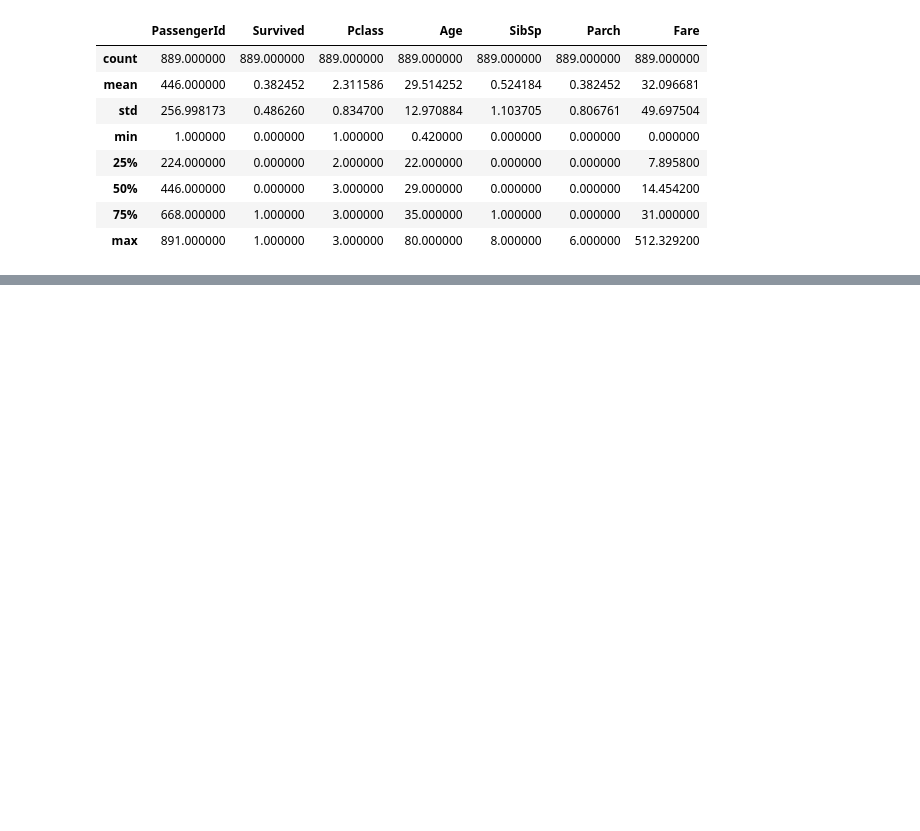
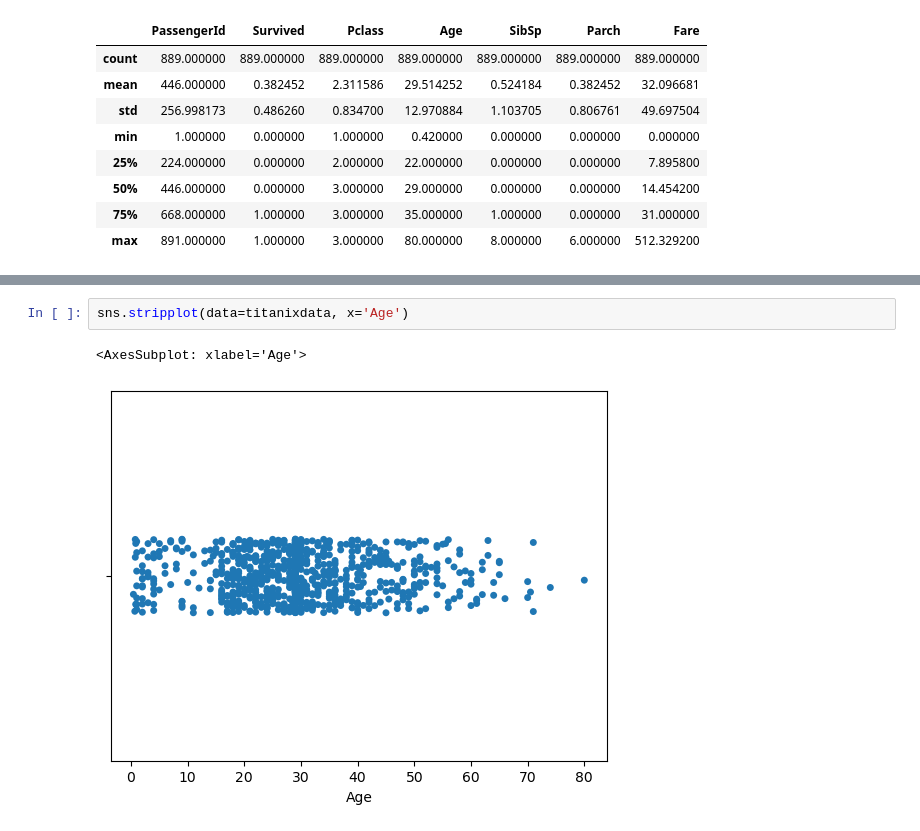
Before and after one commit to LegitMarkus/Titanix-KI, a Jupyter notebook: Titanix.ipynb, the cells around one changed output, grey strips where cells are left out. Drawn from its saved outputs; the diff is of its cells as text; blank space fills up the shorter version.

```diff
--- a/Titanix.ipynb
+++ b/Titanix.ipynb
@@ -317,0 +331,5 @@ sns.boxplot(data=titanixdata, x='Survived', y='Cabin', ax=axes[1,1])
+# %%
+sns.stripplot(data=titanixdata, x='Age')
+# %% [output]
+<AxesSubplot: xlabel='Age'>
+[figure, added]
```
Also changed, not shown: parts of 18 cells of this notebook.
